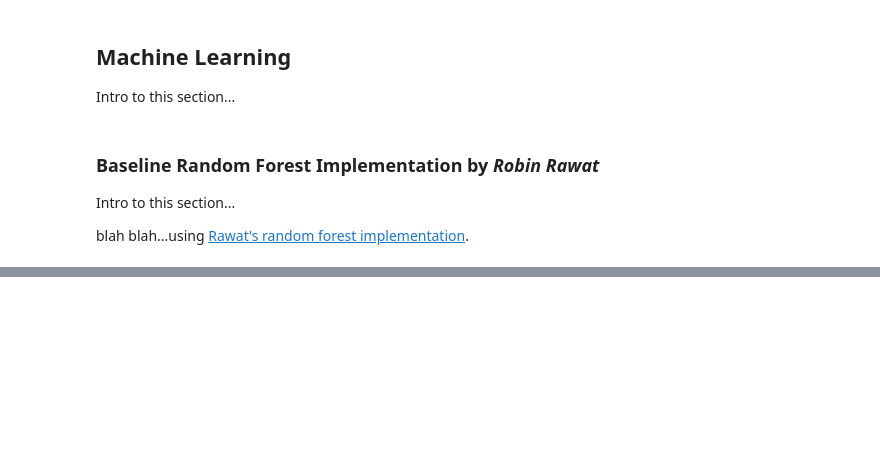
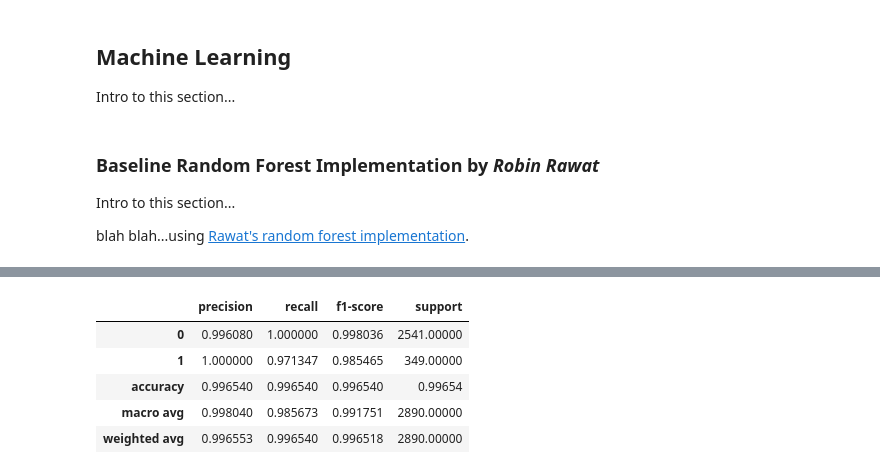
Before and after one commit to maddiegross7/325-Final-Project, a Jupyter notebook: Final_Project_RegularlyScheduledProgramming.ipynb, the cells around one changed output, grey strips where cells are left out. Cells and saved outputs as stored; diff of their text form; code cells hidden in the pictures; blank space fills up the shorter version.

Commit message:
Baseline random forest model implemented

```diff
--- a/Final_Project_RegularlyScheduledProgramming.ipynb
+++ b/Final_Project_RegularlyScheduledProgramming.ipynb
@@ -243,0 +223,74 @@ We will now expand upon Rawat's baseline model by tuning hyperparameters.
+# %%
+# random forest baseline model
+df_rand_forest = df.copy()
+
+# Adding useful columns
+df_rand_forest['trans_date_trans_time'] = pd.to_datetime(df_rand_forest['trans_date_trans_time'], format='%d-%m-%Y %H:%M')
+
+#Extracting hour of transaction
+df_rand_forest['transaction_hour'] = df_rand_forest['trans_date_trans_time'].dt.hour
+
+#Dropping irrelevant columns
+df_rand_forest = df_rand_forest.drop(columns=
+                                     ['trans_date_trans_time',
+                                      'dob',
+                                      'trans_num',
+                                      'merchant',
+                                      'state',
+                                      'city'])
+
+#Choosing categorical columns to fit into model training
+categorical_columns = ['category', 'job']
+label_encoders = {}
+for col in categorical_columns:
+    le = LabelEncoder()
+    df_rand_forest[col] = le.fit_transform(df_rand_forest[col])
+    label_encoders[col] = le
+
+#Converting target variable to numeric
+df_rand_forest['is_fraud'] = df_rand_forest['is_fraud'].astype(int)
+
+#Features and target
+X = df_rand_forest.drop(columns=['is_fraud'])
+y = df_rand_forest['is_fraud']
+
+#Splitting the data 80:20 for training and testing sets
+X_train, X_test, y_train, y_test = train_test_split(X, y, test_size=0.2, random_state=7)
+
+# Define the parameter grid
+param_grid = {
+    'n_estimators': [50, 100, 200],
+    'max_depth': [None, 10, 20, 30],
+    'min_samples_split': [2, 5, 10],
+    'min_samples_leaf': [1, 2, 4],
+    'bootstrap': [True, False]
+}
+
+#Standardizing features using Standard scaler
+scaler = StandardScaler()
+X_train_scaled = scaler.fit_transform(X_train)
+X_test_scaled = scaler.transform(X_test)
+
+#Initializing the model
+rf = RandomForestClassifier(random_state=7)
+
+#Setting up the GridSearchCV
+grid_search = GridSearchCV(estimator=rf, param_grid=param_grid, cv=5, n_jobs=-1, verbose=2)
+
+#Fitting the grid search to the data
+grid_search.fit(X_train, y_train)
+
+#Output of the best parameters and score
+print(f"Best Parameters: {grid_search.best_params_}")
+print(f"Best Score: {grid_search.best_score_}")
+
+best_params = grid_search.best_params_
+final_rf = RandomForestClassifier(**best_params, random_state=7)
+final_rf.fit(X_train, y_train)
+
+y_pred = final_rf.predict(X_test)
+
+report = classification_report(y_test, y_pred, output_dict=True)
+report_df = pd.DataFrame(report).transpose()
+report_df
+# %% [output]
@@ -244 +300,7 @@ We will now expand upon Rawat's baseline model by tuning hyperparameters.
+|  | precision | recall | f1-score | support |
+| 0 | 0.996080 | 1.000000 | 0.998036 | 2541.00000 |
+| 1 | 1.000000 | 0.971347 | 0.985465 | 349.00000 |
+| accuracy | 0.996540 | 0.996540 | 0.996540 | 0.99654 |
+| macro avg | 0.998040 | 0.985673 | 0.991751 | 2890.00000 |
+| weighted avg | 0.996553 | 0.996540 | 0.996518 | 2890.00000 |
 # %% [markdown]
```
Also changed, not shown: parts of 10 cells of this notebook.
